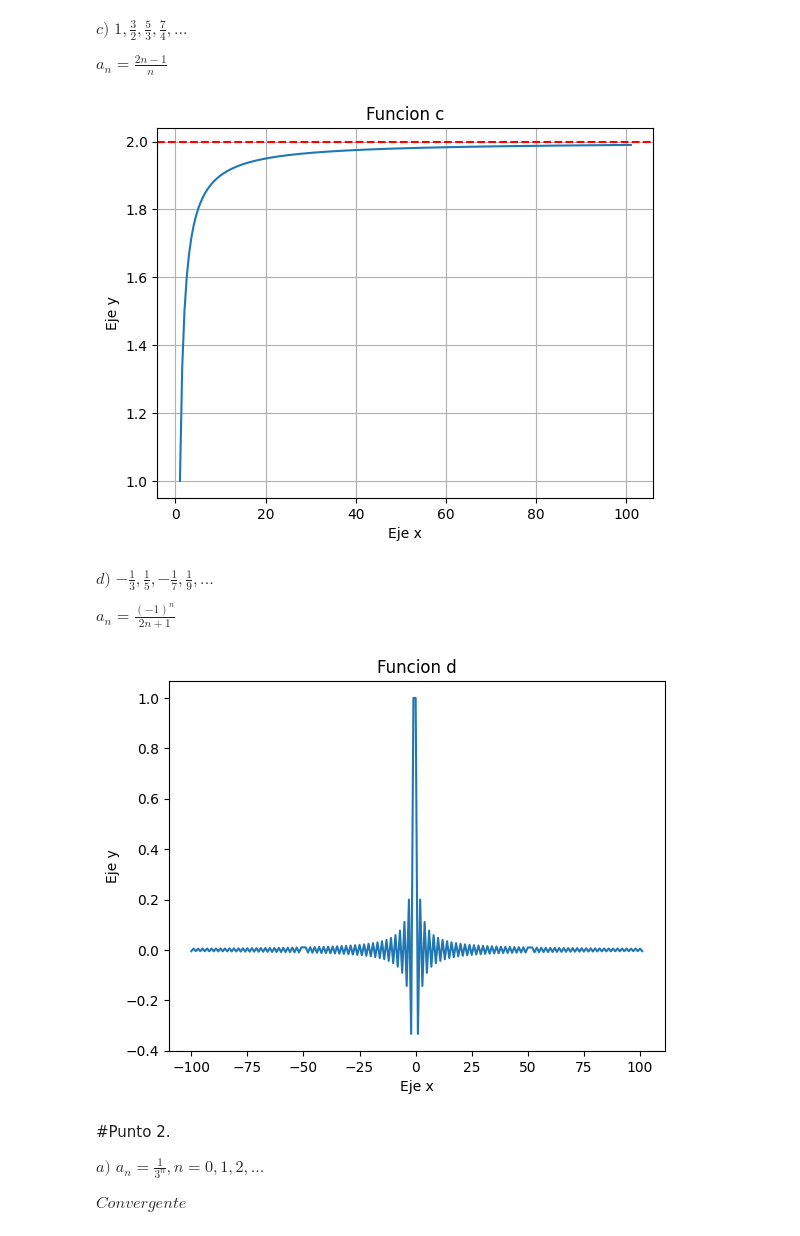
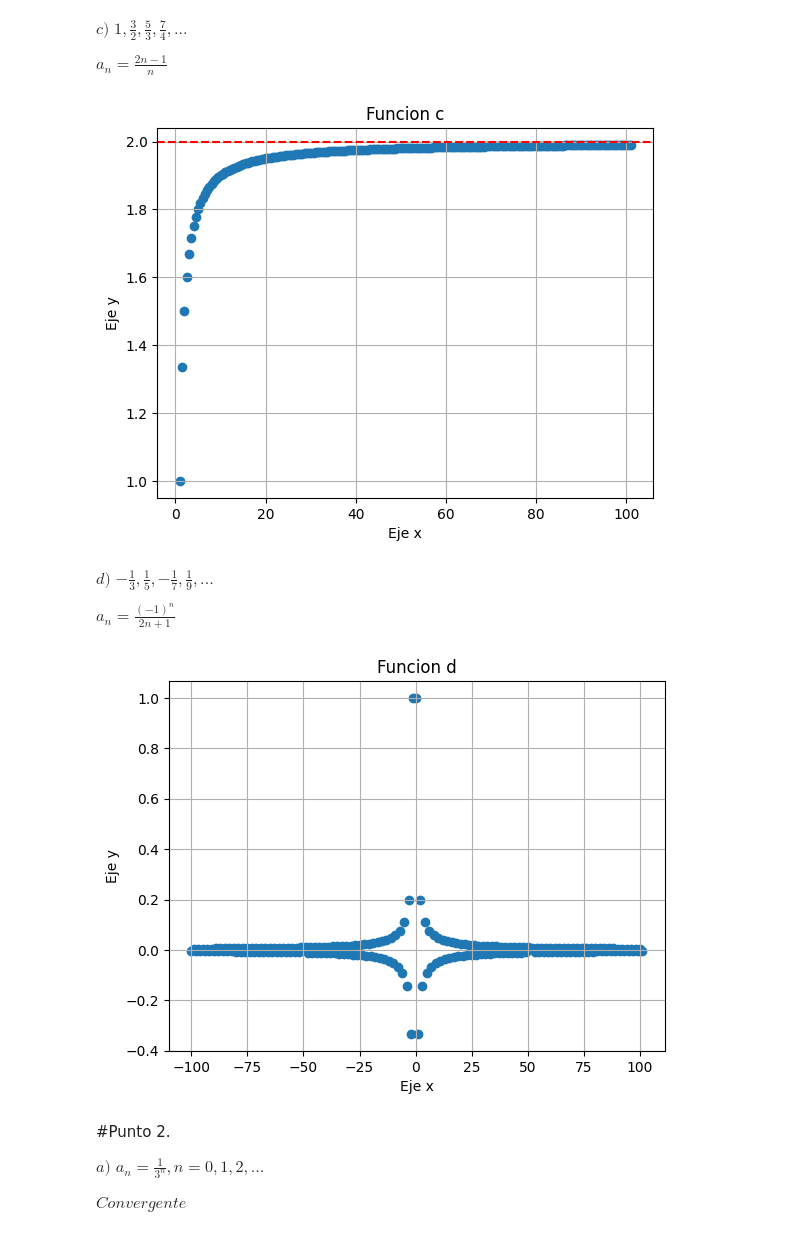
Before and after one commit to danielbau26/Aplicadas, a Jupyter notebook: Taller_5.ipynb, the cells around one changed output. Cells and saved outputs as stored; diff of their text form; code cells hidden in the pictures.

```diff
--- a/Taller_5.ipynb
+++ b/Taller_5.ipynb
@@ -55,12 +55,12 @@ a = (2*n-1)/n
 plt.title("Funcion c")
 plt.xlabel("Eje x")
 plt.ylabel("Eje y")
-plt.plot(n, a)
+plt.scatter(n, a)
 plt.axhline(y=2, color="r", linestyle="--")
 plt.grid(linestyle="-")
 plt.show()
 # %% [output]
-[figure, old version]
+[figure, new version]
 # %% [markdown]
 $d)$  $-\frac{1}{3},\frac{1}{5},-\frac{1}{7},\frac{1}{9},...$
 
@@ -68,15 +68,16 @@ $a_n = \frac{(-1)^n}{2n+1}$
 # %%
 n = np.linspace(-100, 101, 200)
 n = np.round(n)
 a = (-1)**n/(2*n+1)
 
 plt.title("Funcion d")
 plt.xlabel("Eje x")
 plt.ylabel("Eje y")
-plt.plot(n, a)
+plt.scatter(n, a)
+plt.grid(linestyle = "-")
 plt.show()
 # %% [output]
-[figure, old version]
+[figure, new version]
 # %% [markdown]
 #Punto 2.
 
```
Also changed, not shown: parts of 20 cells of this notebook.
